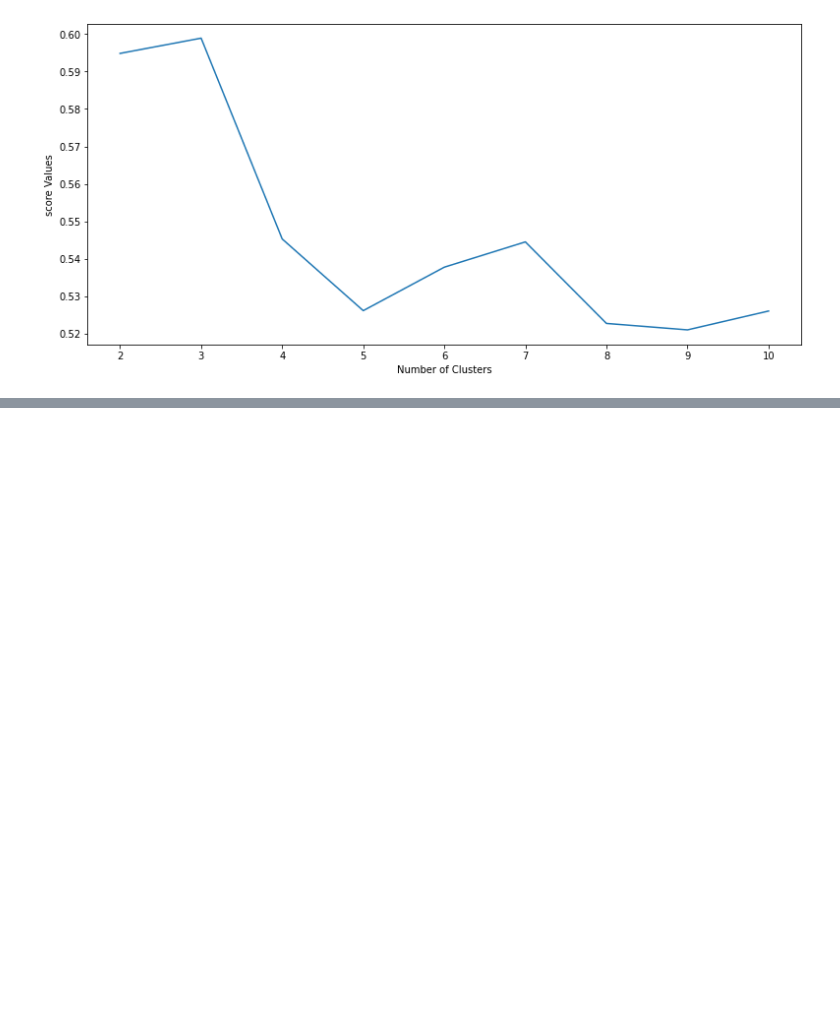
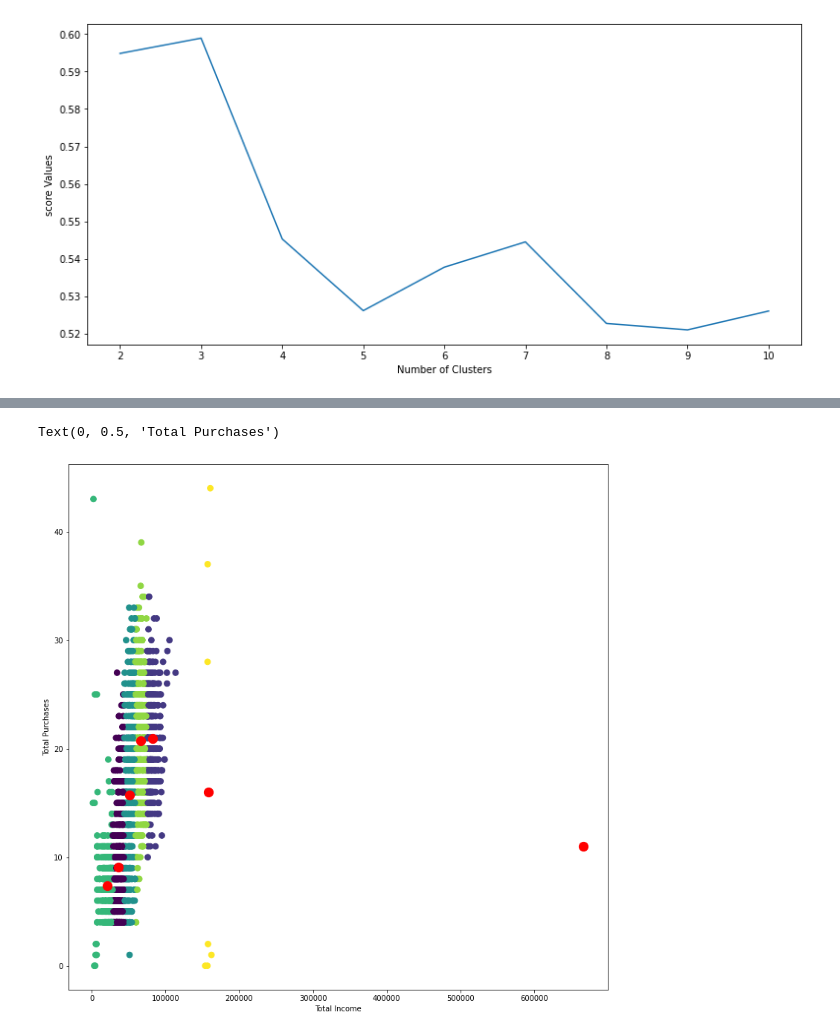
Before and after one commit to tronschell/MGIS355FinalProject, a Jupyter notebook: Project5.ipynb, the cells around one changed output, grey strips where cells are left out. Saved outputs shown, nothing was run; the diff lists cells and outputs as text; code cells hidden in the pictures; blank space fills up the shorter version.

```diff
--- a/Project5.ipynb
+++ b/Project5.ipynb
@@ -273,0 +279,10 @@ From the above sihloette score graph, we can see that we should chose 7 clusters
+# %%
+income_centroids2, income_score2, income_label2 = KMeansAlgorithm(income_df,7)
+fig1 = plt.figure(figsize=(13, 13))
+plt.scatter(income_df["Income"], income_df["total_purchases"], s=60, c=df["label"])
+plt.scatter(income_centroids2["X"], income_centroids2["Y"], s=150, c="r")
+plt.xlabel('Total Income')
+plt.ylabel('Total Purchases')
+# %% [output]
+Text(0, 0.5, 'Total Purchases')
+[figure, added]
```
Also changed, not shown: parts of 10 cells of this notebook.
